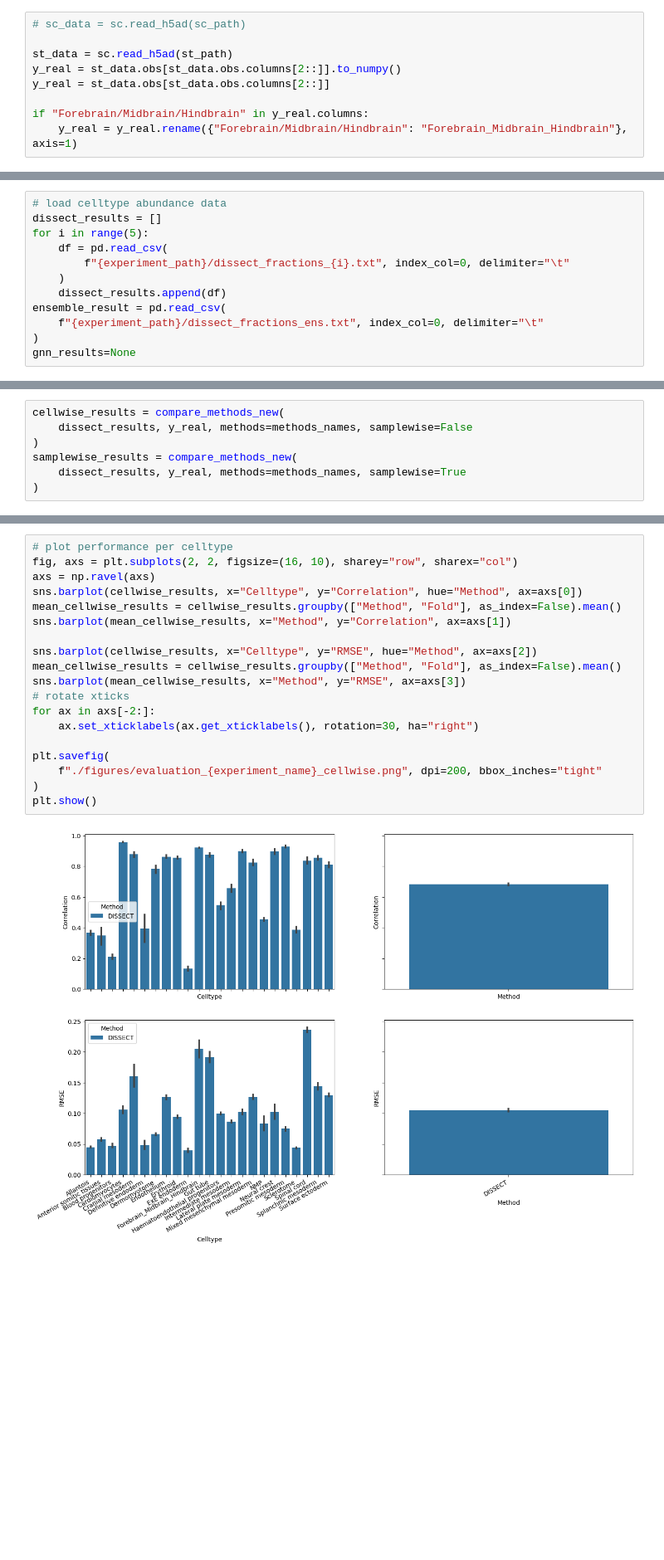
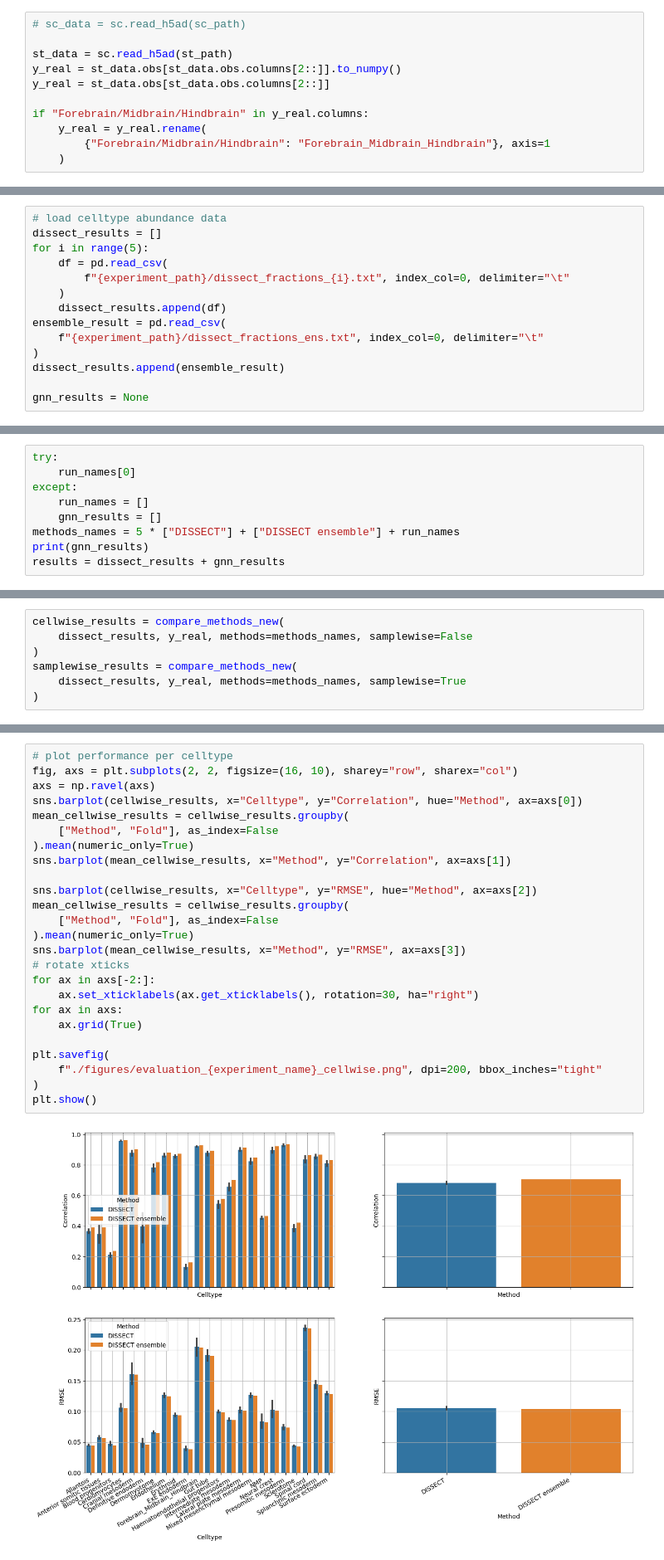
Before and after one commit to robinredX/DISSECT, a Jupyter notebook: notebooks/eval_spatial.ipynb, the cells around one changed output, grey strips where cells are left out. Shown at 83% size. Saved outputs shown, nothing was run; the diff lists cells and outputs as text; blank space fills up the shorter version.

```diff
--- a/notebooks/eval_spatial.ipynb
+++ b/notebooks/eval_spatial.ipynb
@@ -64,7 +69,9 @@ y_real = st_data.obs[st_data.obs.columns[2::]].to_numpy()
 y_real = st_data.obs[st_data.obs.columns[2::]]
 
 if "Forebrain/Midbrain/Hindbrain" in y_real.columns:
-    y_real = y_real.rename({"Forebrain/Midbrain/Hindbrain": "Forebrain_Midbrain_Hindbrain"}, axis=1)
+    y_real = y_real.rename(
+        {"Forebrain/Midbrain/Hindbrain": "Forebrain_Midbrain_Hindbrain"}, axis=1
+    )
 # %% [markdown]
 ## Load original DISSECT results
 # %%
@@ -78,7 +85,9 @@ for i in range(5):
 ensemble_result = pd.read_csv(
     f"{experiment_path}/dissect_fractions_ens.txt", index_col=0, delimiter="\t"
 )
-gnn_results=None
+dissect_results.append(ensemble_result)
+
+gnn_results = None
 # %% [markdown]
 ## Load new results
 # %%
@@ -133,0 +141,9 @@ methods_names = 5 * ["DISSECT"] + run_names
+# %%
+try:
+    run_names[0]
+except:
+    run_names = []
+    gnn_results = []
+methods_names = 5 * ["DISSECT"] + ["DISSECT ensemble"] + run_names
+print(gnn_results)
+results = dissect_results + gnn_results
@@ -141,24 +188,30 @@ samplewise_results = compare_methods_new(
 # %%
 # plot performance per celltype
 fig, axs = plt.subplots(2, 2, figsize=(16, 10), sharey="row", sharex="col")
 axs = np.ravel(axs)
 sns.barplot(cellwise_results, x="Celltype", y="Correlation", hue="Method", ax=axs[0])
-mean_cellwise_results = cellwise_results.groupby(["Method", "Fold"], as_index=False).mean()
+mean_cellwise_results = cellwise_results.groupby(
+    ["Method", "Fold"], as_index=False
+).mean(numeric_only=True)
 sns.barplot(mean_cellwise_results, x="Method", y="Correlation", ax=axs[1])
 
 sns.barplot(cellwise_results, x="Celltype", y="RMSE", hue="Method", ax=axs[2])
-mean_cellwise_results = cellwise_results.groupby(["Method", "Fold"], as_index=False).mean()
+mean_cellwise_results = cellwise_results.groupby(
+    ["Method", "Fold"], as_index=False
+).mean(numeric_only=True)
 sns.barplot(mean_cellwise_results, x="Method", y="RMSE", ax=axs[3])
 # rotate xticks
 for ax in axs[-2:]:
     ax.set_xticklabels(ax.get_xticklabels(), rotation=30, ha="right")
+for ax in axs:
+    ax.grid(True)
 
 plt.savefig(
     f"./figures/evaluation_{experiment_name}_cellwise.png", dpi=200, bbox_inches="tight"
 )
 plt.show()
 # %% [output]
-[figure, old version]
+[figure, new version]
 # %%
 # samplewise results
 # plot performance per celltype
```
Also changed, not shown: parts of 9 cells of this notebook.
